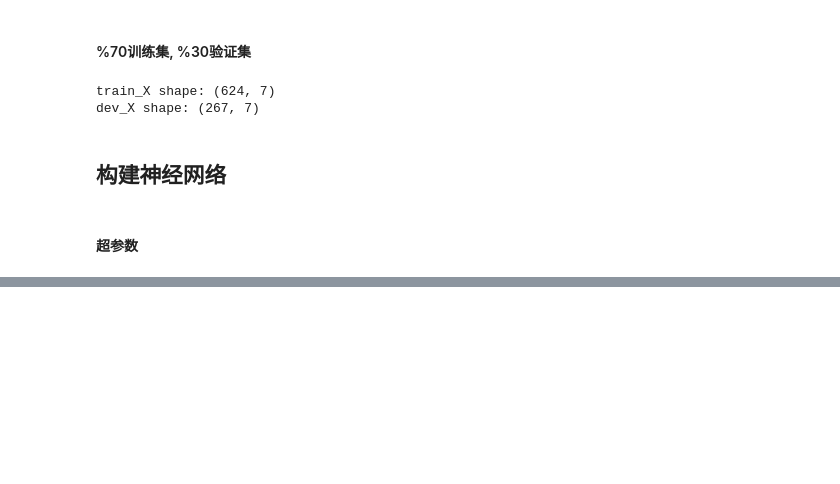
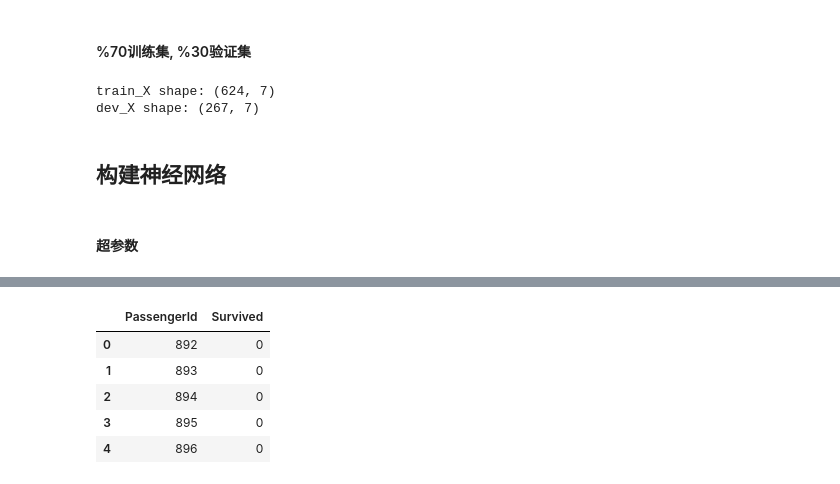
Before and after one commit to CoderSLZhang/Kaggle-Titanic-Machine-Learning-from-Disaster, a Jupyter notebook: Neural_network_tensorflow.ipynb, the cells around one changed output, grey strips where cells are left out. Saved outputs shown, nothing was run; the diff lists cells and outputs as text; code cells hidden in the pictures; blank space fills up the shorter version.

```diff
--- a/Neural_network_tensorflow.ipynb
+++ b/Neural_network_tensorflow.ipynb
@@ -238,0 +290,15 @@ def predict(X, layers_deep, layers_width):
+# %%
+def predict(X, layers_deep, layers_width, threshold):
+    input_pl, _, output_op, _ = net(0, layers_deep, layers_width)
+
+    sess = tf.Session()
+    sess.run(tf.global_variables_initializer())
+
+    saver = tf.train.Saver()
+    saver.restore(sess, './model_save/model.ckpt')
+
+    output = sess.run(output_op, feed_dict={input_pl: X})
+
+    predict = np.squeeze(output) >= threshold
+
+    return predict.astype(np.int32)
@@ -238,0 +310,16 @@ def predict(X, layers_deep, layers_width):
+# %%
+ids = test_df['PassengerId'].values
+# %%
+result = pd.DataFrame({
+    'PassengerId': ids,
+    'Survived': predicts
+})
+# %%
+result.head()
+# %% [output]
+|  | PassengerId | Survived |
+| 0 | 892 | 0 |
+| 1 | 893 | 0 |
+| 2 | 894 | 0 |
+| 3 | 895 | 0 |
+| 4 | 896 | 0 |
```
Also changed, not shown: parts of 15 cells of this notebook, 4 other files.
